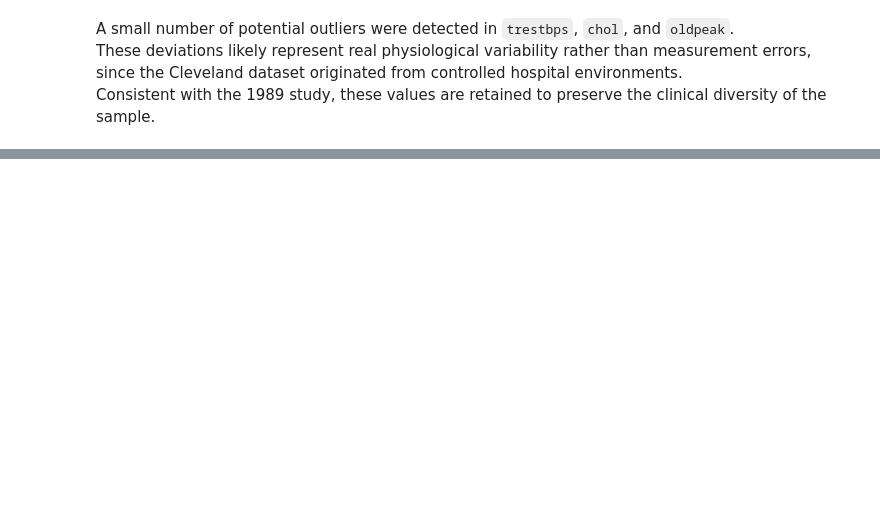
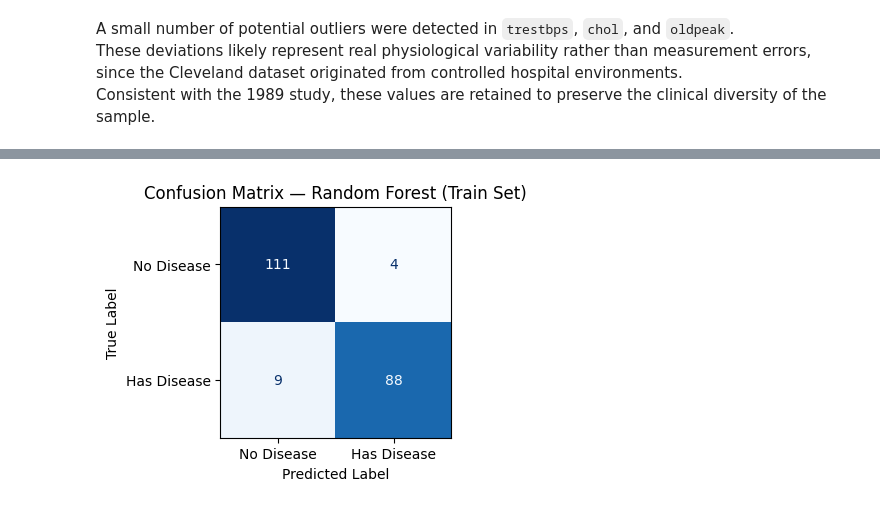
Before and after one commit to Mihalachee/Phenotypic-Bias-in-Heart-Disease-Prediction, a Jupyter notebook: indiviual.ipynb, the cells around one changed output, grey strips where cells are left out. Saved outputs shown, nothing was run; the diff lists cells and outputs as text; code cells hidden in the pictures; blank space fills up the shorter version.

Commit message:
Random forest done

```diff
--- a/indiviual.ipynb
+++ b/indiviual.ipynb
@@ -615,0 +882,9 @@ Consistent with the 1989 study, these values are retained to preserve the clinic
+# %%
+### Remove leakage columns
+leak_cols = ['Heart Disease', 'Heart Disease Num', 'severity', 'target']
+
+X = df.drop(columns=[c for c in leak_cols if c in df.columns])
+y = df['Heart Disease']
+
+#To make sure leakage columns are removed
+print("Remaining columns in X:\n", X.columns.tolist())
@@ -615,0 +894,75 @@ Consistent with the 1989 study, these values are retained to preserve the clinic
+# %%
+import pandas as pd
+from sklearn.model_selection import train_test_split
+from sklearn.ensemble import RandomForestClassifier
+from sklearn.metrics import (
+    accuracy_score, precision_score, recall_score,
+    f1_score, log_loss, classification_report,
+    confusion_matrix
+)
+import matplotlib.pyplot as plt
+from sklearn.metrics import ConfusionMatrixDisplay
+
+# -------------------------
+# 1. Split the data (70 / 15 / 15)
+# -------------------------
+X_train, X_temp, y_train, y_temp = train_test_split(
+    X, y, test_size=0.30, stratify=y, random_state=42
+)
+X_val, X_test, y_val, y_test = train_test_split(
+    X_temp, y_temp, test_size=0.50, stratify=y_temp, random_state=42
+)
+
+# -------------------------
+# 2. Train model
+# -------------------------
+rf_model = RandomForestClassifier(
+    n_estimators=200,
+    max_depth=5,
+    class_weight='balanced',
+    random_state=42,
+    n_jobs=-1
+)
+rf_model.fit(X_train, y_train)
+
+# -------------------------
+# 3. Function to compute metrics
+# -------------------------
+def evaluate_model(model, X, y, dataset_name):
+    y_pred = model.predict(X)
+    y_proba = model.predict_proba(X)
+    metrics = {
+        "Dataset": dataset_name,
+        "Accuracy": accuracy_score(y, y_pred),
+        "Precision (macro)": precision_score(y, y_pred, average='macro'),
+        "Recall (macro)": recall_score(y, y_pred, average='macro'),
+        "F1 (macro)": f1_score(y, y_pred, average='macro'),
+        "F1 (weighted)": f1_score(y, y_pred, average='weighted'),
+        "Log Loss": log_loss(y, y_proba),
+    }
+    # Confusion matrix
+    cm = confusion_matrix(y, y_pred)
+    disp = ConfusionMatrixDisplay(confusion_matrix=cm, display_labels=['No Disease', 'Has Disease'])
+    fig, ax = plt.subplots(figsize=(3, 3))
+    disp.plot(cmap='Blues', ax=ax, colorbar=False)
+    plt.title(f"Confusion Matrix — Random Forest ({dataset_name})", fontsize=12)
+    plt.xlabel("Predicted Label")
+    plt.ylabel("True Label")
+    plt.show()
+    return metrics
+
+# -------------------------
+# 4. Evaluate on all sets
+# -------------------------
+results = []
+results.append(evaluate_model(rf_model, X_train, y_train, "Train Set"))
+results.append(evaluate_model(rf_model, X_val, y_val, "Validation Set"))
+results.append(evaluate_model(rf_model, X_test, y_test, "Test Set"))
+
+# -------------------------
+# 5. Combine into a single summary table
+# -------------------------
+df_results = pd.DataFrame(results).set_index("Dataset")
+display(df_results.round(4))
+# %% [output]
+[figure, added]
```
Also changed, not shown: parts of 35 cells of this notebook, 1 other file.
